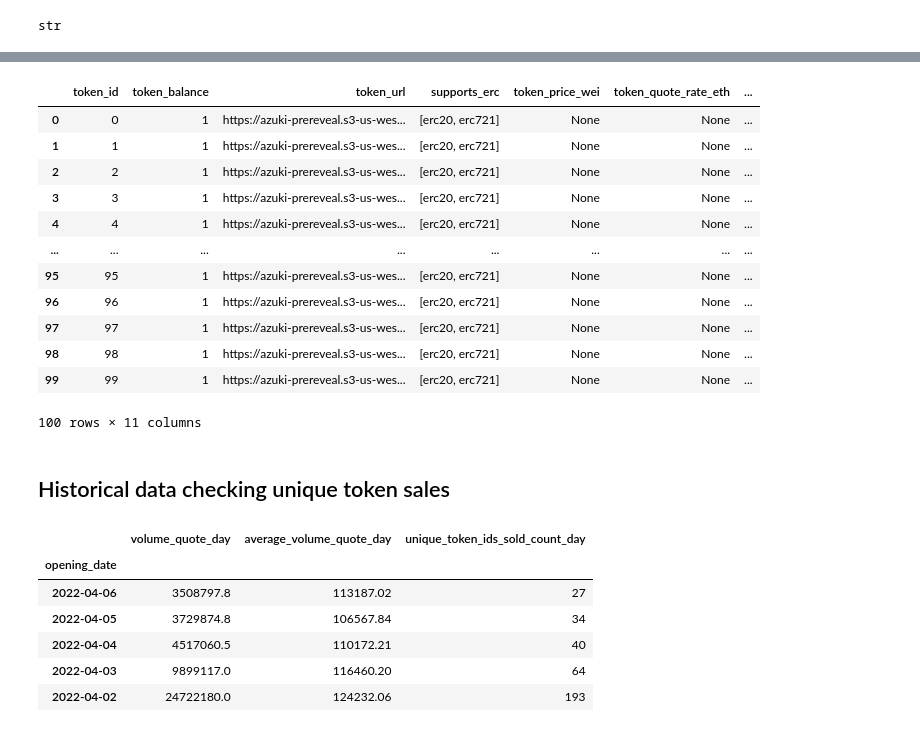
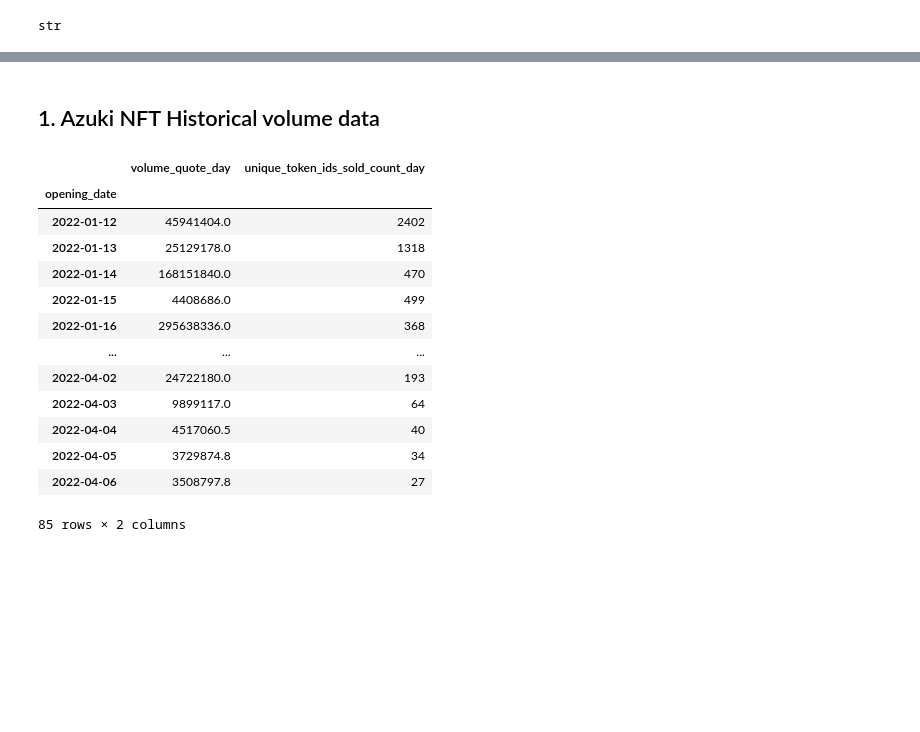
Before and after one commit to mmsaki/nft-trading-analysis, a Jupyter notebook: azuki_analysis.ipynb, the cells around one changed output, grey strips where cells are left out. Saved outputs shown, nothing was run; the diff lists cells and outputs as text; code cells hidden in the pictures; blank space fills up the shorter version.

```diff
--- a/azuki_analysis.ipynb
+++ b/azuki_analysis.ipynb
@@ -18,7 +18,7 @@ load_dotenv()
 True
 # %%
 # create variable for api key
-API_KEY = os.getenv('COVALENT_API_KEY')
-type(API_KEY)
+api_key = os.getenv('COVALENT_API_KEY')
+type(api_key)
 # %% [output]
 str
@@ -28,3 +40,10 @@ str
 # Append url for our api
 url = "https://api.covalenthq.com/v1"
 chain_id = "/1"
+azuki_address = "/0xED5AF388653567Af2F388E6224dC7C4b3241C544"
+cryptopunks_address = "/0xb47e3cd837dDF8e4c57F05d70Ab865de6e193BBB"
+BAYC_address = "/0xBC4CA0EdA7647A8aB7C2061c2E118A18a936f13D"
+date_option = '/?quote-currency=USD&format=JSON&from=2017-01-01&to=2022-05-01'
+page_option = '/transactions_v2/?quote-currency=USD&format=JSON&block-signed-at-asc=false&no-logs=false&page-number=0&page-size=1000'
+api_option = "&key=" + api_key
+api_no_option = '/?key=' + api_key
@@ -86,14 +49,0 @@ display(token_IDS.tail())
-# %%
-# Create variables needed for metadata
-chain_id= '/1'
-address = '/0xED5AF388653567Af2F388E6224dC7C4b3241C544'
-token_id = '/199'
-
-# Join url with variables
-metadata_url = url + chain_id + "/tokens" + address + "/nft_metadata" + token_id + api_key
-
-# Get Requests data
-nft_data = requests.get(metadata_url).json()
-
-# View json data
-nft_data
@@ -181,45 +92,33 @@ display(token_owners.tail())
-# %%
-# check if burned
-burned = token_owners[token_owners['burned'] == False]
-burned
-# %% [output]
-|  | token_id | token_balance | token_url | supports_erc | token_price_wei | token_quote_rate_eth | ... |
-| 0 | 0 | 1 | https://azuki-prereveal.s3-us-wes... | [erc20, erc721] | None | None | ... |
-| 1 | 1 | 1 | https://azuki-prereveal.s3-us-wes... | [erc20, erc721] | None | None | ... |
-| 2 | 2 | 1 | https://azuki-prereveal.s3-us-wes... | [erc20, erc721] | None | None | ... |
-| 3 | 3 | 1 | https://azuki-prereveal.s3-us-wes... | [erc20, erc721] | None | None | ... |
-| 4 | 4 | 1 | https://azuki-prereveal.s3-us-wes... | [erc20, erc721] | None | None | ... |
-| ... | ... | ... | ... | ... | ... | ... | ... |
-| 95 | 95 | 1 | https://azuki-prereveal.s3-us-wes... | [erc20, erc721] | None | None | ... |
-| 96 | 96 | 1 | https://azuki-prereveal.s3-us-wes... | [erc20, erc721] | None | None | ... |
-| 97 | 97 | 1 | https://azuki-prereveal.s3-us-wes... | [erc20, erc721] | None | None | ... |
-| 98 | 98 | 1 | https://azuki-prereveal.s3-us-wes... | [erc20, erc721] | None | None | ... |
-| 99 | 99 | 1 | https://azuki-prereveal.s3-us-wes... | [erc20, erc721] | None | None | ... |
-100 rows × 11 columns
 # %% [markdown]
-## Historical data checking unique token sales
+## 1. Azuki NFT Historical volume data
 # %%
 # Create variables needed for owner data and add to url
-collection_address = '/0xED5AF388653567Af2F388E6224dC7C4b3241C544'
-historical_url = url + chain_id + "/nft_market/collection" + collection_address + api_key
+historical_url = url + chain_id + "/nft_market/collection" + azuki_address + api_no_option
 
 # Get request
-historical = requests.get(historical_url).json()
+azuki_historical_json = requests.get(historical_url).json()
 
 # Convert historical json data to a dataframe and view data
-historical_df = pd.DataFrame(historical['data']['items'])
+azuki_df = pd.DataFrame(azuki_historical_json['data']['items'])
 
 # Set index to date
-historical_df = historical_df.set_index('opening_date')
+azuki_df = azuki_df.set_index('opening_date')
 
 # Create Volume dataframe
-azuki_vol_df = pd.DataFrame(historical_df, columns = ['volume_quote_day', 'average_volume_quote_day', 'unique_token_ids_sold_count_day'])
-azuki_vol_df.head()
+azuki_vol_df = pd.DataFrame(azuki_df, columns = ['volume_quote_day', 'unique_token_ids_sold_count_day']).sort_index()
+azuki_vol_df
 # %% [output]
-|  | volume_quote_day | average_volume_quote_day | unique_token_ids_sold_count_day |
-| opening_date |  |  |  |
-| 2022-04-06 | 3508797.8 | 113187.02 | 27 |
-| 2022-04-05 | 3729874.8 | 106567.84 | 34 |
-| 2022-04-04 | 4517060.5 | 110172.21 | 40 |
-| 2022-04-03 | 9899117.0 | 116460.20 | 64 |
-| 2022-04-02 | 24722180.0 | 124232.06 | 193 |
+|  | volume_quote_day | unique_token_ids_sold_count_day |
+| opening_date |  |  |
+| 2022-01-12 | 45941404.0 | 2402 |
+| 2022-01-13 | 25129178.0 | 1318 |
+| 2022-01-14 | 168151840.0 | 470 |
+| 2022-01-15 | 4408686.0 | 499 |
+| 2022-01-16 | 295638336.0 | 368 |
+| ... | ... | ... |
+| 2022-04-02 | 24722180.0 | 193 |
+| 2022-04-03 | 9899117.0 | 64 |
+| 2022-04-04 | 4517060.5 | 40 |
+| 2022-04-05 | 3729874.8 | 34 |
+| 2022-04-06 | 3508797.8 | 27 |
+85 rows × 2 columns
```
Also changed, not shown: parts of 44 cells of this notebook.
